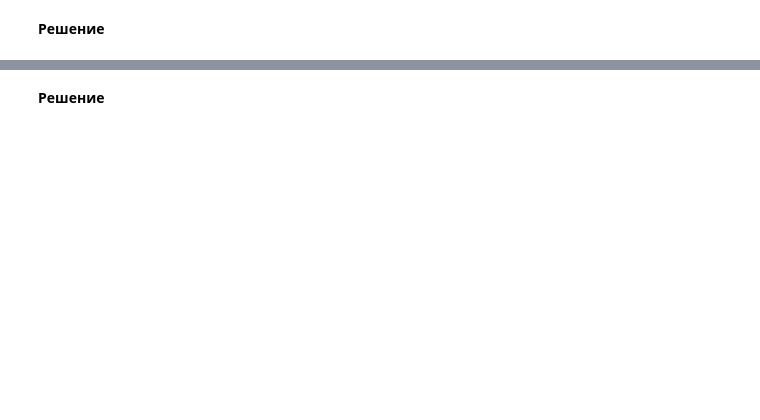
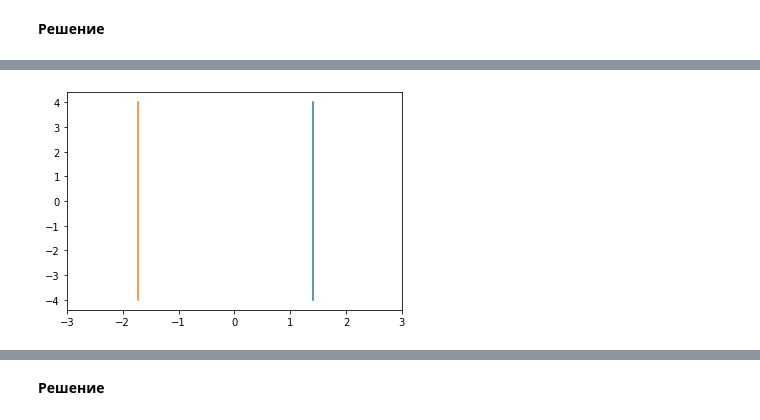
Before and after one commit to Snusmi/GB_FurtherMath_intro, a Jupyter notebook: Lesson4/Lesson4.ipynb, the cells around one changed output, grey strips where cells are left out. Cells and saved outputs as stored; diff of their text form; code cells hidden in the pictures; blank space fills up the shorter version.

```diff
--- a/Lesson4/Lesson4.ipynb
+++ b/Lesson4/Lesson4.ipynb
@@ -45,3 +134,31 @@ sin(а\*x)=0<br>
+# %%
+import math
+def line_x1(y):
+    x=[]
+    for i in y:
+        num = math.sqrt(2)
+        x = np.append(x,num)
+    return x
+
+def line_x2(y):
+    x=[]
+    for i in y:
+        num = -math.sqrt(3)
+        x = np.append(x,num)
+    return x
+
+y = np.linspace(-4,4,50)
+x1 = line_x1(y)
+x2 = line_x2(y)
+
+fig = plt.figure()
+ax = fig.add_subplot(111)
+ax.plot(x1, y)
+ax.plot(x2, y)
+plt.xlim(-3,3)
+plt.show()
+# %% [output]
+[figure, added]
 # %% [markdown]
 <img src="Lesson4_task_5.png">
 # %% [markdown]
```
Also changed, not shown: parts of 17 cells of this notebook, 6 other files.
